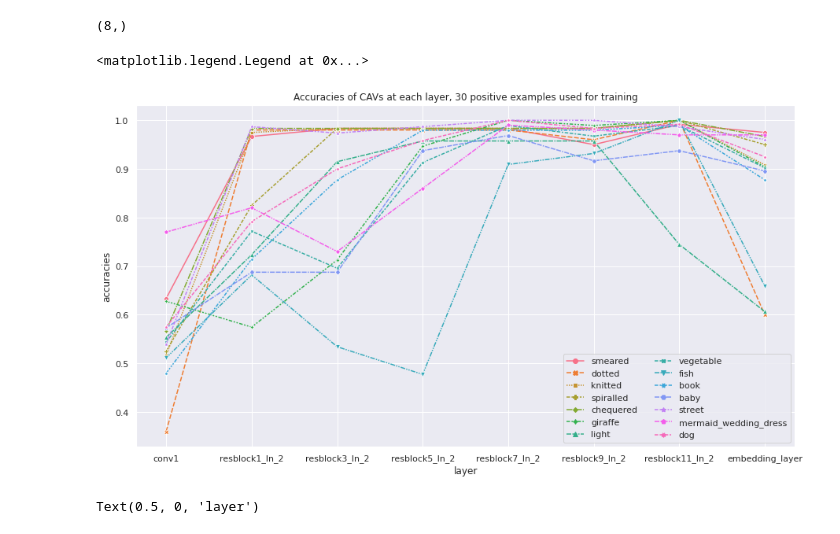
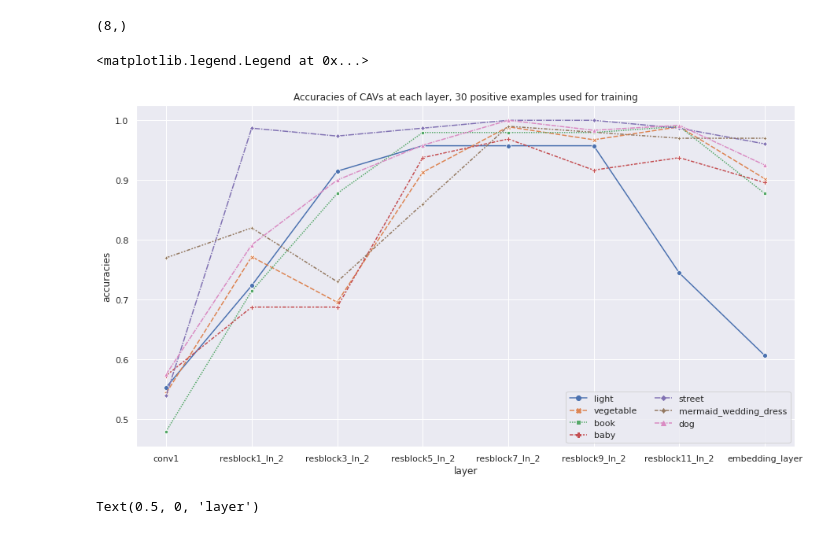
Before and after one commit to hellovivian/text2image, a Jupyter notebook: TCAV_Pytorch_for_CLIP_multiple_classes.ipynb, the cells around one changed output. Drawn from its saved outputs; the diff is of its cells as text; code cells hidden in the pictures.

```diff
--- a/TCAV_Pytorch_for_CLIP_multiple_classes.ipynb
+++ b/TCAV_Pytorch_for_CLIP_multiple_classes.ipynb
@@ -306,11 +306,18 @@ torch.Size([240, 37632])
 # %% [markdown]
 ### Create target dataset
 # %%
-class_labels = np.zeros((len(image_classes)), dtype=object)
-for i in range(len(image_classes)):
-    positive_labels = torch.tensor(image_tensors[i,0].shape[0] * [1])
-    negative_labels = torch.tensor(image_tensors[i,1].shape[0] * [0])
-    class_labels[i] = torch.cat([positive_labels, negative_labels])
+# class_labels = np.zeros((len(image_classes)), dtype=object)
+# for i in range(len(image_classes)):
+#     positive_labels = torch.tensor(image_tensors[i,0].shape[0] * [1])
+#     negative_labels = torch.tensor(image_tensors[i,1].shape[0] * [0])
+#     class_labels[i] = torch.cat([positive_labels, negative_labels])
+# %%
+# ###### DON"T RUN THIS
+class_labels = np.zeros((len(image_classes)), dtype=object)
+for i in range(len(image_classes)):
+    positive_labels = torch.tensor(image_tensors[i,0].shape[0] * [0])
+    negative_labels = torch.tensor(image_tensors[i,1].shape[0] * [1])
+    class_labels[i] = torch.cat([positive_labels, negative_labels])
 # %%
 criterion = torch.nn.BCEWithLogitsLoss()
 class_dataloaders = np.zeros((len(image_classes), len(layers), 3), dtype=object)
@@ -612,4 +619,4 @@ np.save("negative_results_all_classes.npy", test_results, allow_pickle=True)
 n_acc = np.load("negative_results_all_classes.npy", allow_pickle=True)
 acc = np.load("test_results_all.npy", allow_pickle=True)
 # %%
-acc = accuracies
+accuracies = test_results
@@ -620,23 +629,36 @@ layernames.shape
 # %%
 import numpy as np
 import seaborn as sns
 import pandas as pd
-df = pd.DataFrame(acc, index = image_classes)
+# low_level_concepts = acc[0:5]
+# classes = image_classes[0:5]
+# acc = low_level_concepts
+
+# all_concepts = np.concatenate((accuracies[0:6], [accuracies[7]], accuracies[9:]))
+# acc = all_concepts
+# classes = np.concatenate((image_classes[0:6], [image_classes[7]], image_classes[9:]))
+
+high_level_concepts = np.concatenate(([accuracies[6]], [accuracies[7]], accuracies[9:]))
+acc = high_level_concepts
+classes = np.concatenate(([image_classes[6]], [image_classes[7]], image_classes[9:]))
+
+df = pd.DataFrame(acc, index = classes)
 df.index.name = 'concepts'
 df_2 = df.transpose()
 sns.set(rc = {'figure.figsize':(15,8)})
 # for i in range(len(image_classes)):
 #     ax = sns.lineplot(data=acc[i], markers=True)
 ax = sns.lineplot(data=df_2, markers=True)
 ax.set_title('Accuracies of CAVs at each layer, 30 positive examples used for training')
 ax.set_ylabel('accuracies')
 ax.set_xlabel('layer')
 ax.set_xticklabels([""] + [i for i in layernames])
 ax.legend(loc='lower right', ncol=2)
+# ax.legend(loc='lower right', ncol=1)
 #           bbox_to_anchor=(0.85, 0))
 # %% [output]
 <matplotlib.legend.Legend at 0x...>
-[figure, old version]
+[figure, new version]
 # %%
 import seaborn as sns
 import pandas as pd
```
Also changed, not shown: parts of 18 cells of this notebook.
